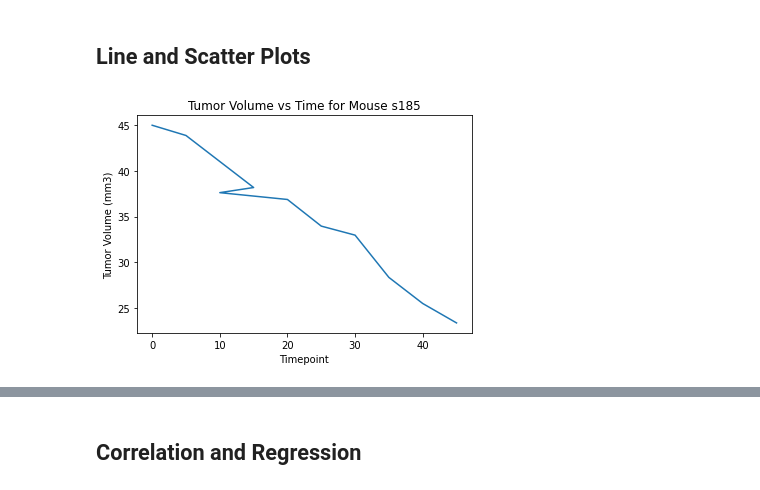
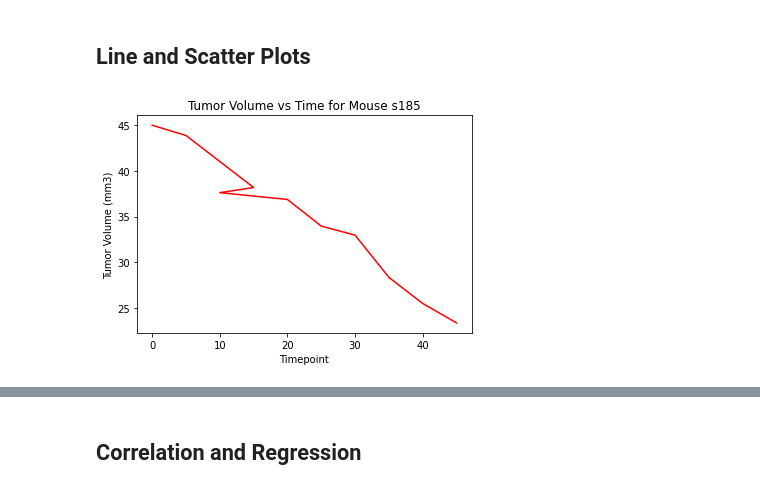
Before and after one commit to pramodphilip/matplotlib-challenge, a Jupyter notebook: Pymaceuticals/pymaceuticals_PPhilip.ipynb, the cells around one changed output, grey strips where cells are left out. Saved outputs shown, nothing was run; the diff lists cells and outputs as text; code cells hidden in the pictures.

```diff
--- a/Pymaceuticals/pymaceuticals_PPhilip.ipynb
+++ b/Pymaceuticals/pymaceuticals_PPhilip.ipynb
@@ -82,7 +102,7 @@ dupli_mice_2
 1644 rows × 8 columns
 # %%
 # Create a clean DataFrame by dropping the duplicate mouse by its ID.
-mouse_df_2 = mouse_df.drop_duplicates(subset=['Mouse ID'],keep='last')
+mouse_df_2 = mouse_df.drop_duplicates(['Mouse ID','Timepoint'],keep='first')
 mouse_df_2
 # %% [output]
 |  | Mouse ID | Drug Regimen | Sex | Age_months | Weight (g) | Timepoint | Tumor Volume (mm3) | ... |
@@ -295,13 +304,13 @@ plt.show()
 ## Line and Scatter Plots
 # %%
 # Generate a line plot of tumor volume vs. time point for a mouse treated with Capomulin
-capo_mouse = mouse_df.loc[mouse_df['Mouse ID'] == 's185']
-plt.plot(capo_mouse['Timepoint'],capo_mouse['Tumor Volume (mm3)'])
+capo_mouse = mouse_df_2.loc[mouse_df['Mouse ID'] == 's185']
+plt.plot(capo_mouse['Timepoint'],capo_mouse['Tumor Volume (mm3)'],color = 'red')
 plt.xlabel('Timepoint')
 plt.ylabel('Tumor Volume (mm3)')
 plt.title('Tumor Volume vs Time for Mouse s185')
 plt.show()
 # %% [output]
-[figure, old version]
+[figure, new version]
 # %%
 # Generate a scatter plot of average tumor volume vs. mouse weight for the Capomulin regimen
```
Also changed, not shown: parts of 14 cells of this notebook.
